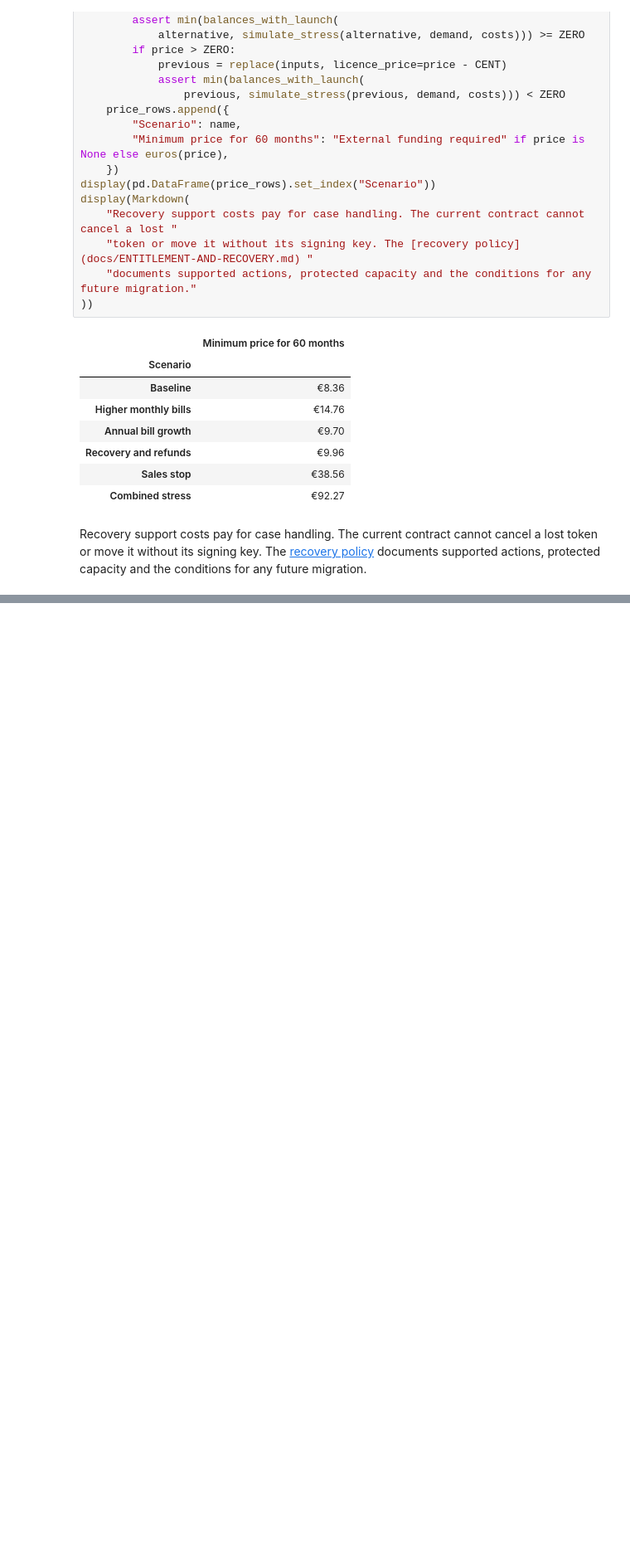
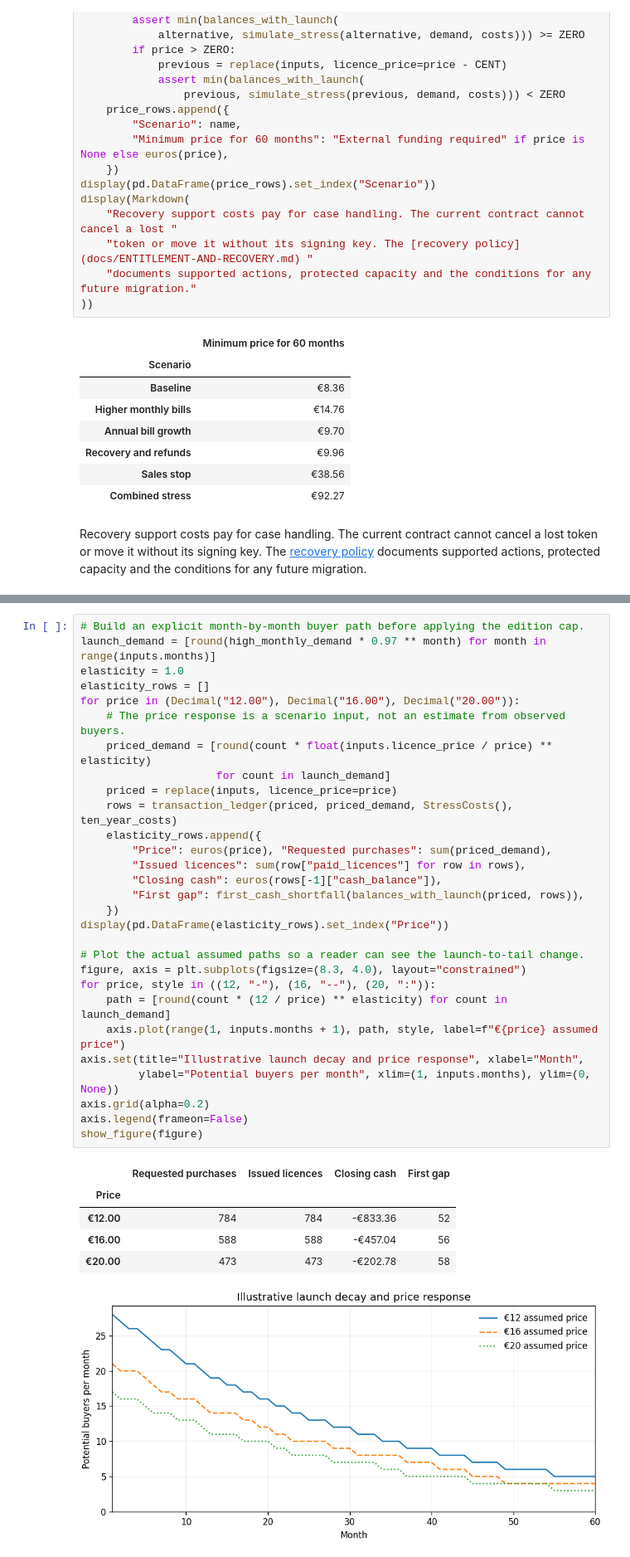
Before and after one commit to tanvirrubayet/fdp1-game-preservation, a Jupyter notebook: preservation_economics.ipynb, the cells around one changed output, grey strips where cells are left out. Shown at 83% size. Saved outputs shown, nothing was run; the diff lists cells and outputs as text; blank space fills up the shorter version.

```diff
--- a/preservation_economics.ipynb
+++ b/preservation_economics.ipynb
@@ -977,0 +1129,36 @@ Recovery support costs pay for case handling. The current contract cannot cancel
+# %%
+# Build an explicit month-by-month buyer path before applying the edition cap.
+launch_demand = [round(high_monthly_demand * 0.97 ** month) for month in range(inputs.months)]
+elasticity = 1.0
+elasticity_rows = []
+for price in (Decimal("12.00"), Decimal("16.00"), Decimal("20.00")):
+    # The price response is a scenario input, not an estimate from observed buyers.
+    priced_demand = [round(count * float(inputs.licence_price / price) ** elasticity)
+                     for count in launch_demand]
+    priced = replace(inputs, licence_price=price)
+    rows = transaction_ledger(priced, priced_demand, StressCosts(), ten_year_costs)
+    elasticity_rows.append({
+        "Price": euros(price), "Requested purchases": sum(priced_demand),
+        "Issued licences": sum(row["paid_licences"] for row in rows),
+        "Closing cash": euros(rows[-1]["cash_balance"]),
+        "First gap": first_cash_shortfall(balances_with_launch(priced, rows)),
+    })
+display(pd.DataFrame(elasticity_rows).set_index("Price"))
+
+# Plot the actual assumed paths so a reader can see the launch-to-tail change.
+figure, axis = plt.subplots(figsize=(8.3, 4.0), layout="constrained")
+for price, style in ((12, "-"), (16, "--"), (20, ":")):
+    path = [round(count * (12 / price) ** elasticity) for count in launch_demand]
+    axis.plot(range(1, inputs.months + 1), path, style, label=f"€{price} assumed price")
+axis.set(title="Illustrative launch decay and price response", xlabel="Month",
+         ylabel="Potential buyers per month", xlim=(1, inputs.months), ylim=(0, None))
+axis.grid(alpha=0.2)
+axis.legend(frameon=False)
+show_figure(figure)
+# %% [output]
+|  | Requested purchases | Issued licences | Closing cash | First gap |
+| Price |  |  |  |  |
+| €12.00 | 784 | 784 | -€833.36 | 52 |
+| €16.00 | 588 | 588 | -€457.04 | 56 |
+| €20.00 | 473 | 473 | -€202.78 | 58 |
+[figure, added]
```
Also changed, not shown: parts of 10 cells of this notebook, 15 other files.
